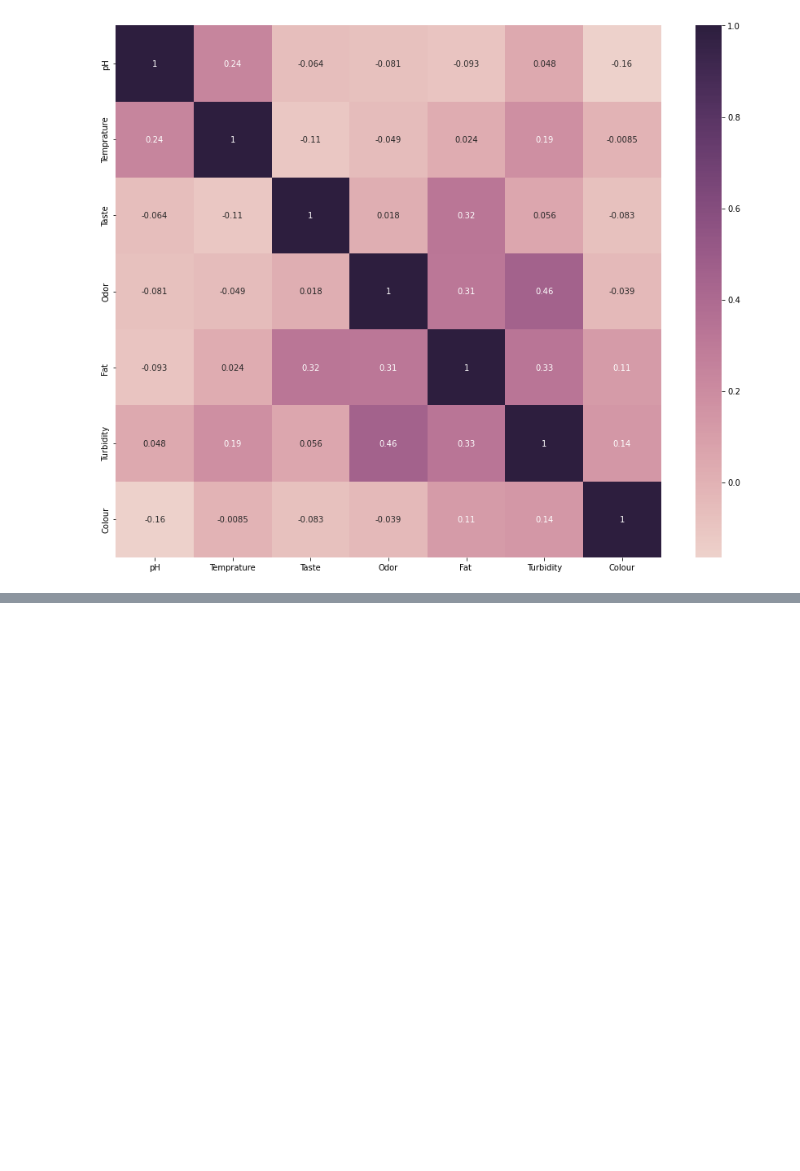
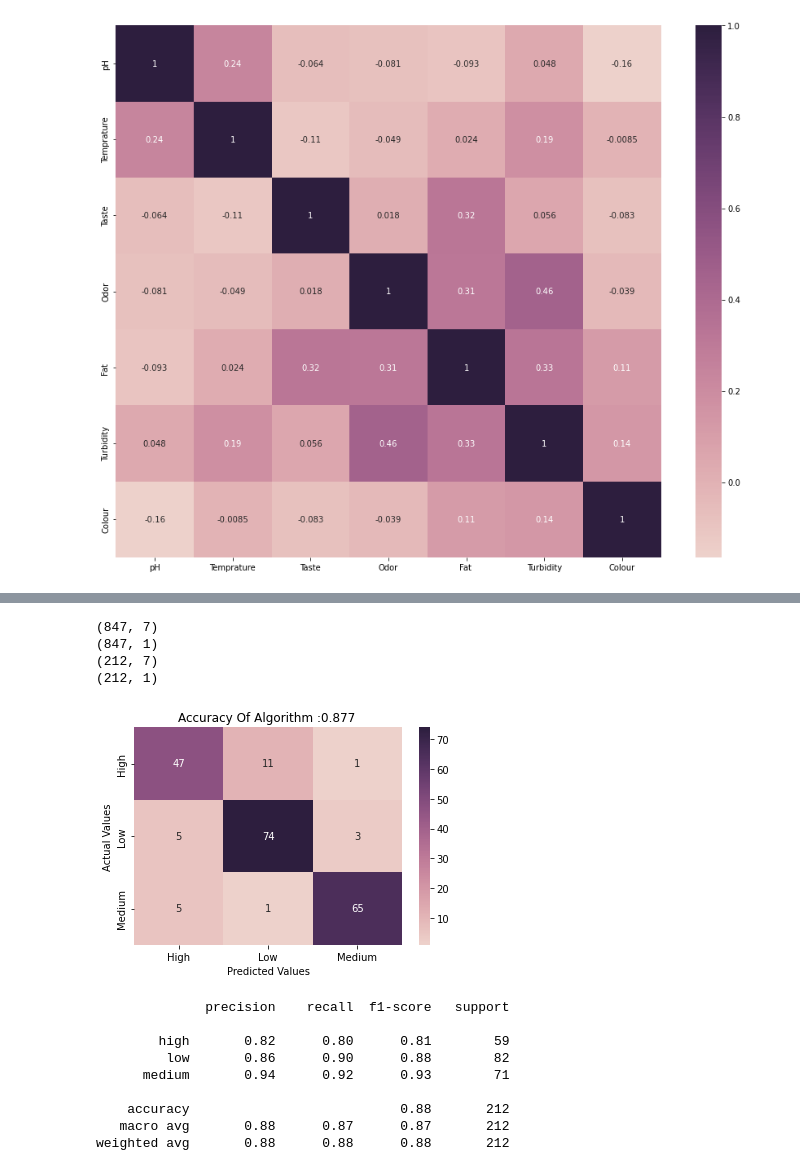
Before and after one commit to eediker/Milk-Quality-Prediction, a Jupyter notebook: main.ipynb, the cells around one changed output, grey strips where cells are left out. Cells and saved outputs as stored; diff of their text form; code cells hidden in the pictures; blank space fills up the shorter version.

Commit message:
Algorithms used on dataframe

```diff
--- a/main.ipynb
+++ b/main.ipynb
@@ -63,3 +70,11 @@ sb.heatmap(df.corr(),annot=True, cmap=sb.cubehelix_palette(as_cmap=True))
 plt.show()
 # %% [output]
 [figure]
+# %%
+X = df.drop('Grade',axis=1).values #Independent Values
+y = df[["Grade"]]  # Target Value
+# %%
+# Scaling all the independent values on the dataset by their effect ratio.
+Ss = StandardScaler()
+X = pd.DataFrame(Ss.fit_transform(X))
+X.head()
@@ -65,0 +88,41 @@ plt.show()
+# %%
+# Splitting the train and test dataframes.
+# Train %80, Test %20
+X_train, X_test, y_train, y_test = train_test_split(X, y, test_size=0.2, random_state=32)
+
+print(X_train.shape)
+print(y_train.shape)
+print(X_test.shape)
+print(y_test.shape)
+# %% [output]
+(847, 7)
+(847, 1)
+(212, 7)
+(212, 1)
+# %%
+Lr = LogisticRegression()
+Lr.fit(X_train,y_train)
+y_pred = Lr.predict(X_test)
+cm = confusion_matrix(y_test, y_pred)
+score = accuracy_score(y_test,y_pred)
+
+ax = sb.heatmap(cm,annot=True,fmt="",cmap=sb.cubehelix_palette(as_cmap=True))
+ax.set_xlabel("Predicted Values")
+ax.set_ylabel("Actual Values")
+ax.set_xticklabels(["High","Low","Medium"])
+ax.set_yticklabels(["High","Low","Medium"], rotation = 90, va = "center")
+plt.title(f"Accuracy Of Algorithm :{round(score,3)} ")
+plt.show()
+
+print(sklearn.metrics.classification_report(y_test, y_pred))
+# %% [output]
+[figure, added]
+              precision    recall  f1-score   support
+
+        high       0.82      0.80      0.81        59
+         low       0.86      0.90      0.88        82
+      medium       0.94      0.92      0.93        71
+
+    accuracy                           0.88       212
+   macro avg       0.88      0.87      0.87       212
+weighted avg       0.88      0.88      0.88       212
```
Also changed, not shown: parts of 5 cells of this notebook.
